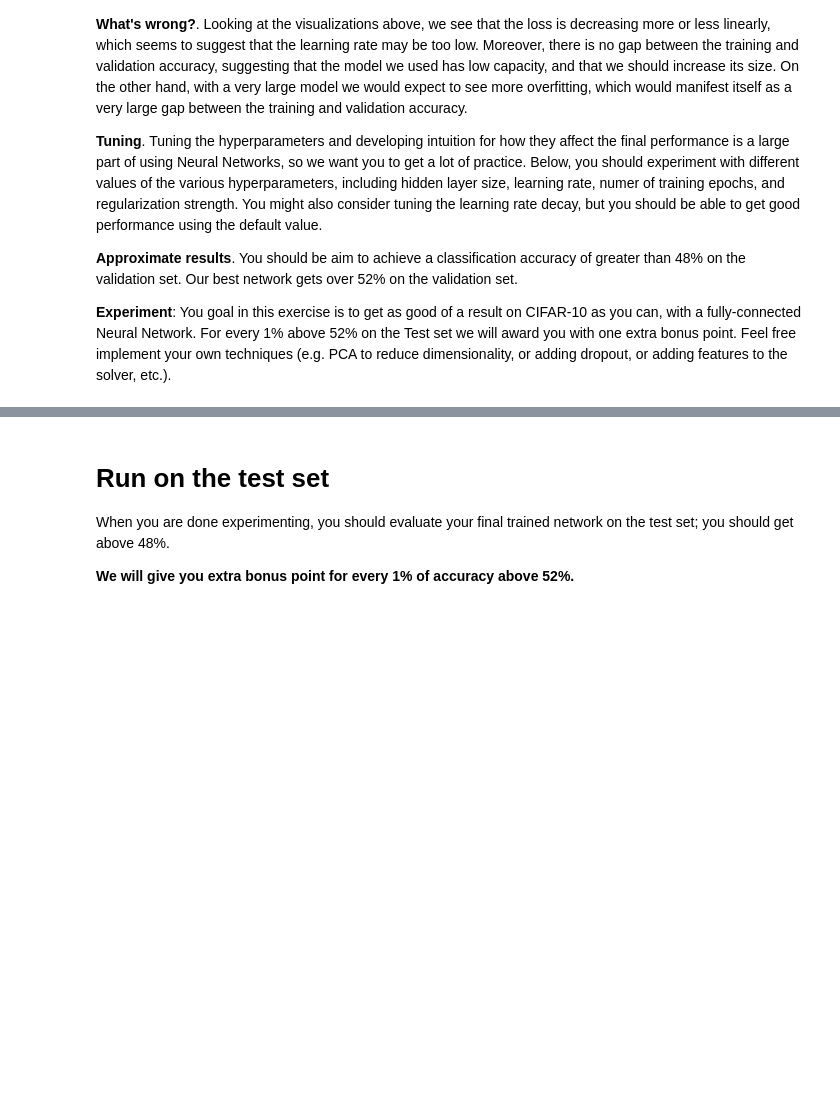
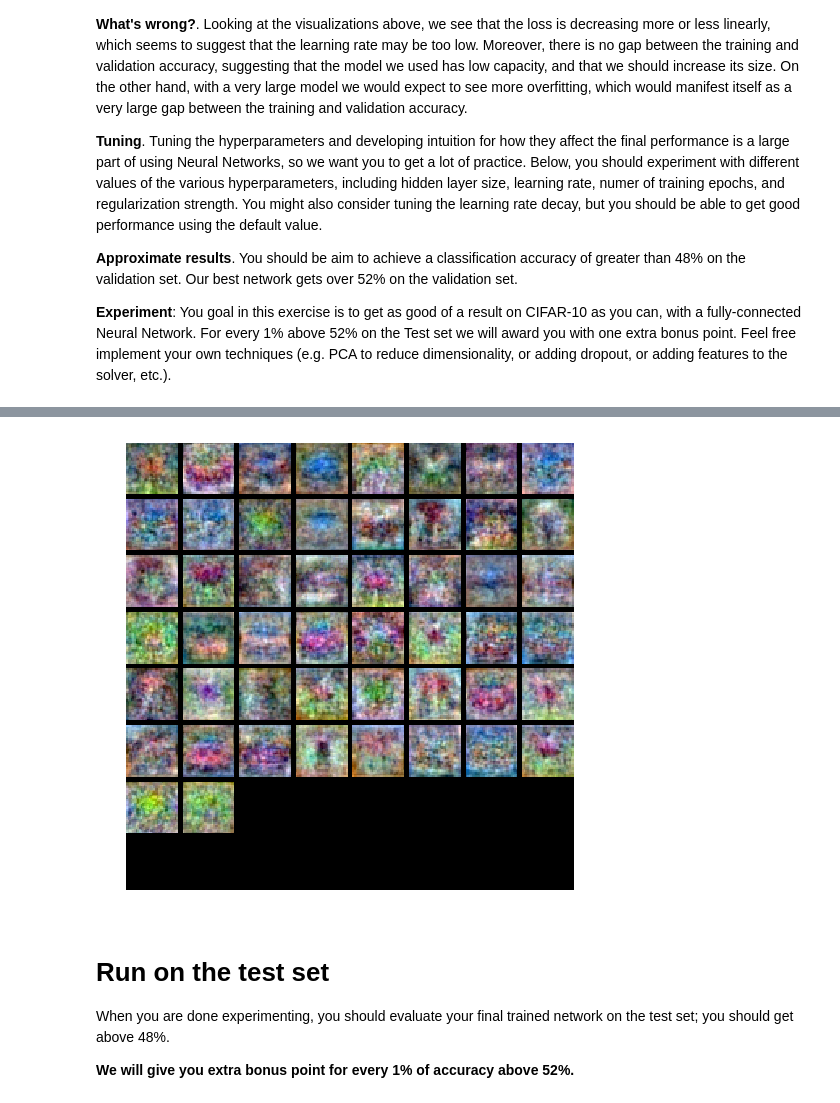
Before and after one commit to probe301/kaggle, a Jupyter notebook: CS231n_assignment1/two_layer_net.ipynb, the cells around one changed output, grey strips where cells are left out. Drawn from its saved outputs; the diff is of its cells as text; code cells hidden in the pictures; blank space fills up the shorter version.

Commit message:
tuning two layer net

```diff
--- a/CS231n_assignment1/two_layer_net.ipynb
+++ b/CS231n_assignment1/two_layer_net.ipynb
@@ -348,6 +328,43 @@ best_net = None # store the best model into this
 # automatically like we did on the previous exercises.                          #
 #################################################################################
 pass
-#################################################################################
-#                               END OF YOUR CODE                                #
-#################################################################################
+
+def test_params(hidden_size,
+                num_iters,            # 1500
+                learning_rate,        # 1e-4
+                learning_rate_decay,  # 0.95
+                reg,                  # 0.5
+                verbose=False):
+
+    print('hidden_size{hidden_size}, num_iters{num_iters}, learning_rate{learning_rate}, learning_rate_decay{learning_rate_decay}, reg={reg}'.format(**locals()))
+    input_size = 32 * 32 * 3
+    # hidden_size = 100
+    num_classes = 10
+    net = TwoLayerNet(input_size, hidden_size, num_classes)
+    stats = net.train(X_train, y_train, X_val, y_val,
+                num_iters=num_iters, batch_size=200,
+                learning_rate=learning_rate,
+                learning_rate_decay=learning_rate_decay,
+                reg=reg, verbose=verbose)
+
+    # Predict on the validation set
+    val_acc = (net.predict(X_val) == y_val).mean()
+    print ('Validation accuracy: ', val_acc)
+
+    plt.subplot(2, 1, 1)
+    plt.plot(stats['loss_history'])
+    plt.title('Loss history')
+    plt.xlabel('Iteration')
+    plt.ylabel('Loss')
+
+    plt.subplot(2, 1, 2)
+    plt.plot(stats['train_acc_history'], label='train')
+    plt.plot(stats['val_acc_history'], label='val')
+    plt.title('Classification accuracy history')
+    plt.xlabel('Epoch')
+    plt.ylabel('Clasification accuracy')
+    plt.legend()
+    plt.show()
+
+    show_net_weights(net)
+    return net
@@ -354,6 +439,9 @@ pass
 # %%
 # visualize the weights of the best network
+best_net = net
 show_net_weights(best_net)
+# %% [output]
+[figure, added]
 # %% [markdown]
 # Run on the test set
 When you are done experimenting, you should evaluate your final trained network on the test set; you should get above 48%.
```
Also changed, not shown: parts of 8 cells of this notebook, 1 other file.
